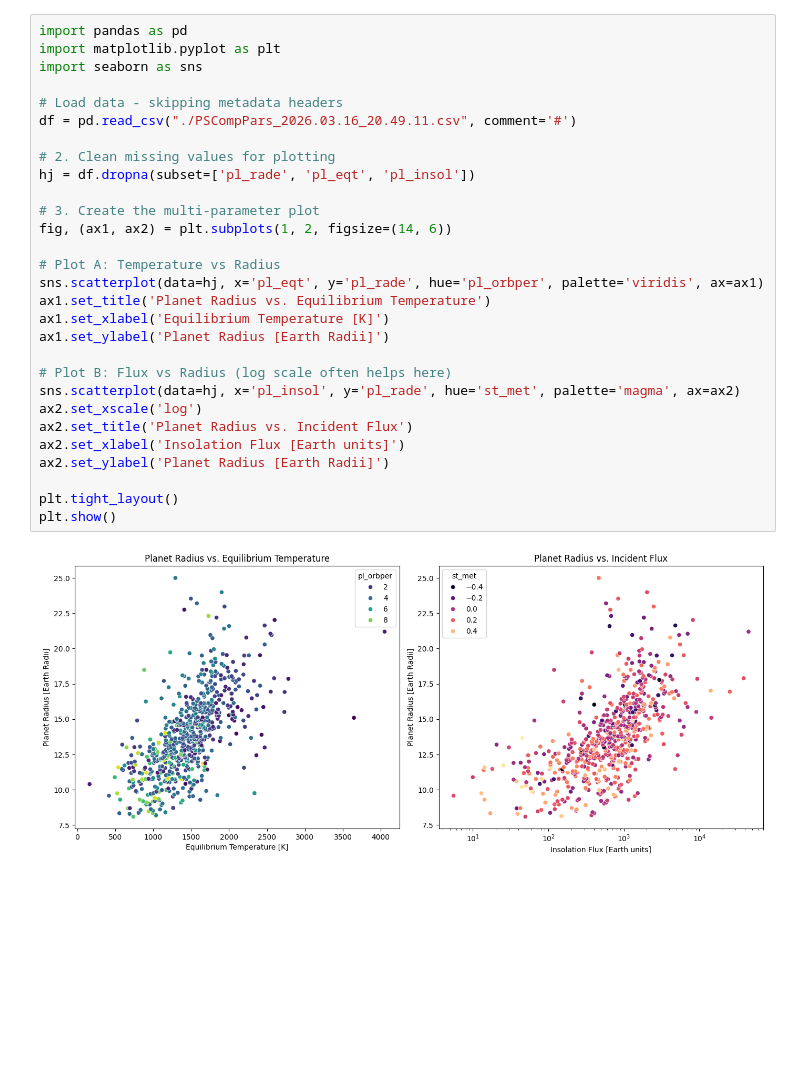
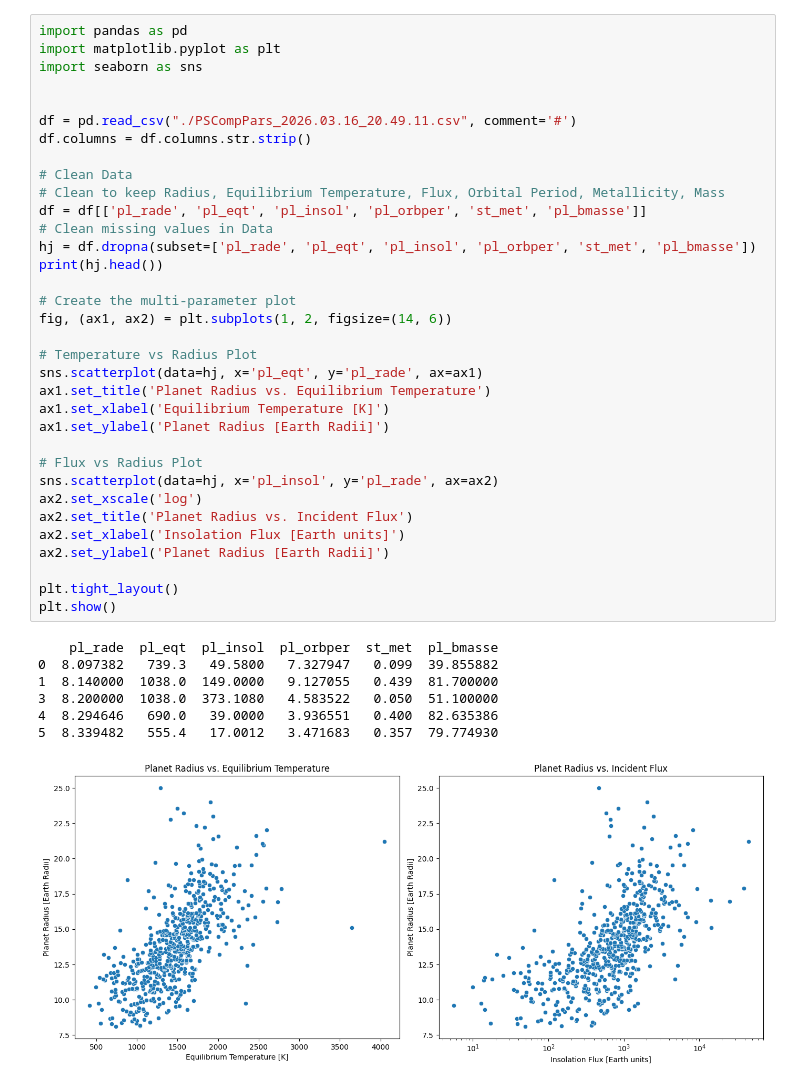
Before and after one commit to nataliealegro/PHYS2116-Computational-Assignment, a Jupyter notebook: Computational_Assignment.ipynb, the cells around one changed output. Cells and saved outputs as stored; diff of their text form; blank space fills up the shorter version.

Commit message:
Cleaned Data

```diff
--- a/Computational_Assignment.ipynb
+++ b/Computational_Assignment.ipynb
@@ -28,31 +20,42 @@ None
 # %%
 import pandas as pd
 import matplotlib.pyplot as plt
 import seaborn as sns
 
-# Load data - skipping metadata headers
+
 df = pd.read_csv("./PSCompPars_2026.03.16_20.49.11.csv", comment='#')
+df.columns = df.columns.str.strip()
 
-# 2. Clean missing values for plotting
-hj = df.dropna(subset=['pl_rade', 'pl_eqt', 'pl_insol'])
+# Clean Data
+# Clean to keep Radius, Equilibrium Temperature, Flux, Orbital Period, Metallicity, Mass
+df = df[['pl_rade', 'pl_eqt', 'pl_insol', 'pl_orbper', 'st_met', 'pl_bmasse']]
+# Clean missing values in Data
+hj = df.dropna(subset=['pl_rade', 'pl_eqt', 'pl_insol', 'pl_orbper', 'st_met', 'pl_bmasse'])
+print(hj.head())
 
-# 3. Create the multi-parameter plot
+# Create the multi-parameter plot
 fig, (ax1, ax2) = plt.subplots(1, 2, figsize=(14, 6))
 
-# Plot A: Temperature vs Radius
-sns.scatterplot(data=hj, x='pl_eqt', y='pl_rade', hue='pl_orbper', palette='viridis', ax=ax1)
+# Temperature vs Radius Plot
+sns.scatterplot(data=hj, x='pl_eqt', y='pl_rade', ax=ax1)
 ax1.set_title('Planet Radius vs. Equilibrium Temperature')
 ax1.set_xlabel('Equilibrium Temperature [K]')
 ax1.set_ylabel('Planet Radius [Earth Radii]')
 
-# Plot B: Flux vs Radius (log scale often helps here)
-sns.scatterplot(data=hj, x='pl_insol', y='pl_rade', hue='st_met', palette='magma', ax=ax2)
+# Flux vs Radius Plot
+sns.scatterplot(data=hj, x='pl_insol', y='pl_rade', ax=ax2)
 ax2.set_xscale('log')
 ax2.set_title('Planet Radius vs. Incident Flux')
 ax2.set_xlabel('Insolation Flux [Earth units]')
 ax2.set_ylabel('Planet Radius [Earth Radii]')
 
 plt.tight_layout()
 plt.show()
 # %% [output]
+    pl_rade  pl_eqt  pl_insol  pl_orbper  st_met  pl_bmasse
+0  8.097382   739.3   49.5800   7.327947   0.099  39.855882
+1  8.140000  1038.0  149.0000   9.127055   0.439  81.700000
+3  8.200000  1038.0  373.1080   4.583522   0.050  51.100000
+4  8.294646   690.0   39.0000   3.936551   0.400  82.635386
+5  8.339482   555.4   17.0012   3.471683   0.357  79.774930
-[figure, old version]
+[figure, new version]
```
Also changed, not shown: parts of 1 cell of this notebook.
